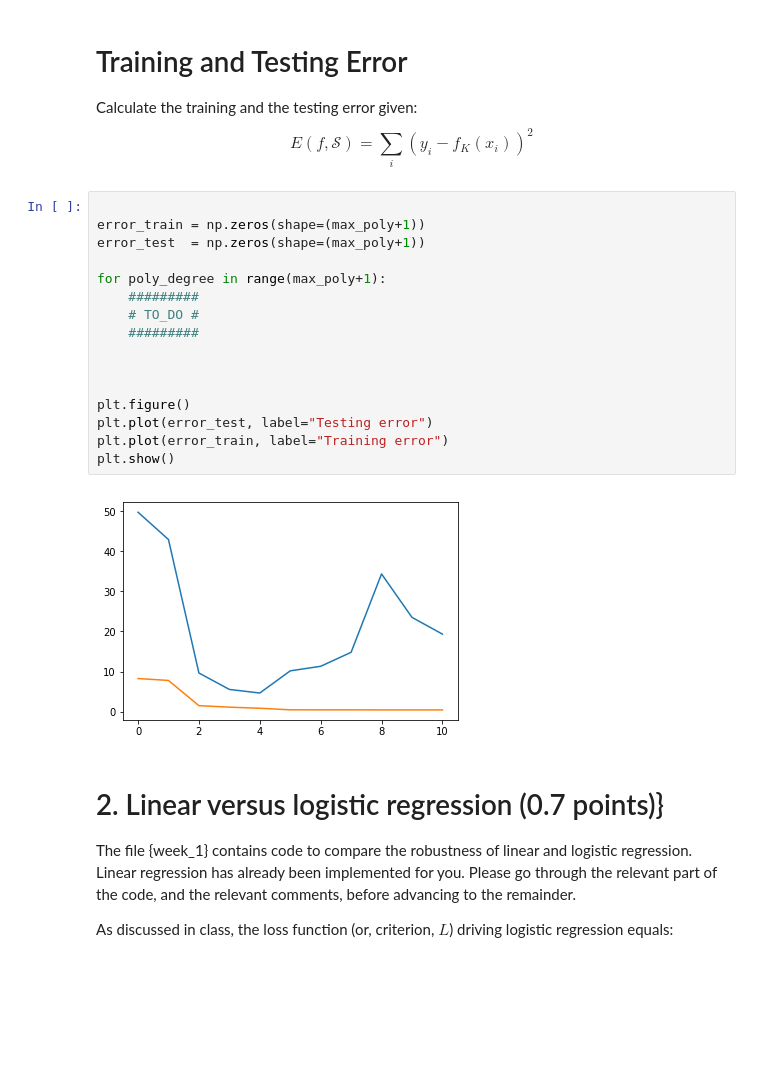
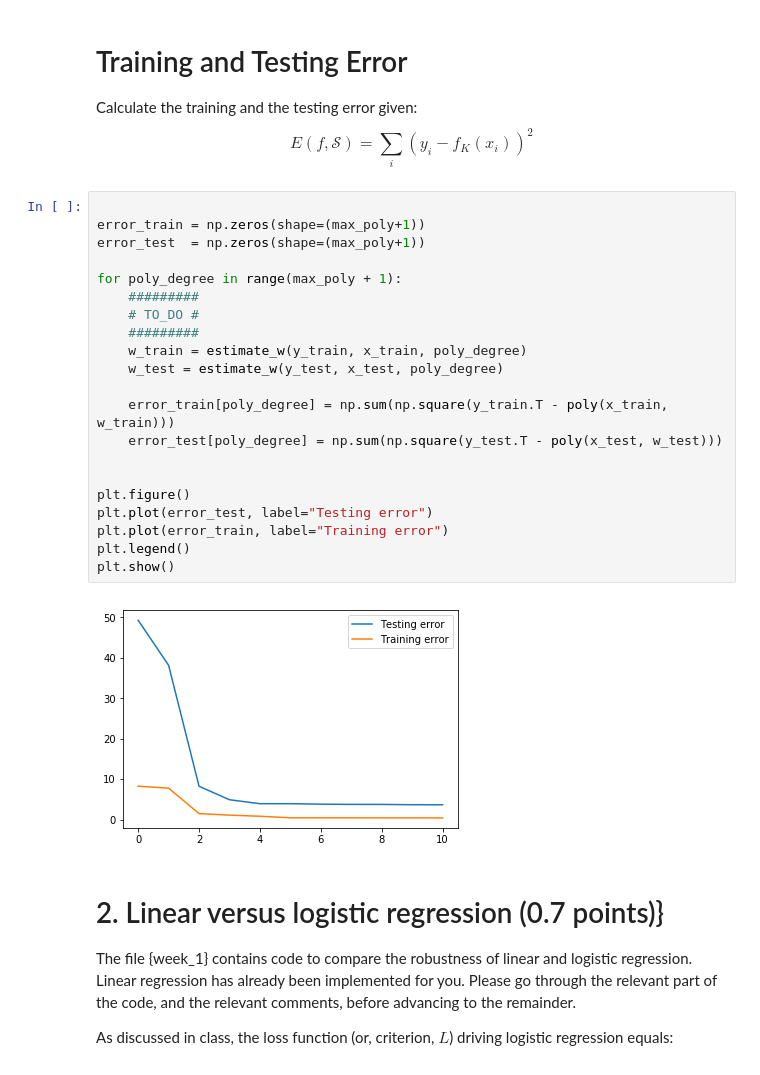
Before and after one commit to TheSuguser/Intro_to_machine_learning, a Jupyter notebook: moodle_assignment2/assignment2-notebook.ipynb, the cells around one changed output. Saved outputs shown, nothing was run; the diff lists cells and outputs as text; blank space fills up the shorter version.

```diff
--- a/moodle_assignment2/assignment2-notebook.ipynb
+++ b/moodle_assignment2/assignment2-notebook.ipynb
@@ -211,21 +199,26 @@ E(f,\mathcal{S}) = \sum_i (y_i - f_K(x_i))^2
 # %%
 
 error_train = np.zeros(shape=(max_poly+1))
 error_test  = np.zeros(shape=(max_poly+1))
 
-for poly_degree in range(max_poly+1):
+for poly_degree in range(max_poly + 1):
     #########
     # TO_DO #
     #########
+    w_train = estimate_w(y_train, x_train, poly_degree)
+    w_test = estimate_w(y_test, x_test, poly_degree)
 
+    error_train[poly_degree] = np.sum(np.square(y_train.T - poly(x_train, w_train)))
+    error_test[poly_degree] = np.sum(np.square(y_test.T - poly(x_test, w_test)))
 
 
 plt.figure()
 plt.plot(error_test, label="Testing error")
 plt.plot(error_train, label="Training error")
+plt.legend()
 plt.show()
 # %% [output]
-[figure, old version]
+[figure, new version]
 # %% [markdown]
 # 2. Linear versus logistic regression (0.7 points)}
 
```
Also changed, not shown: parts of 3 cells of this notebook, 5 other files.
